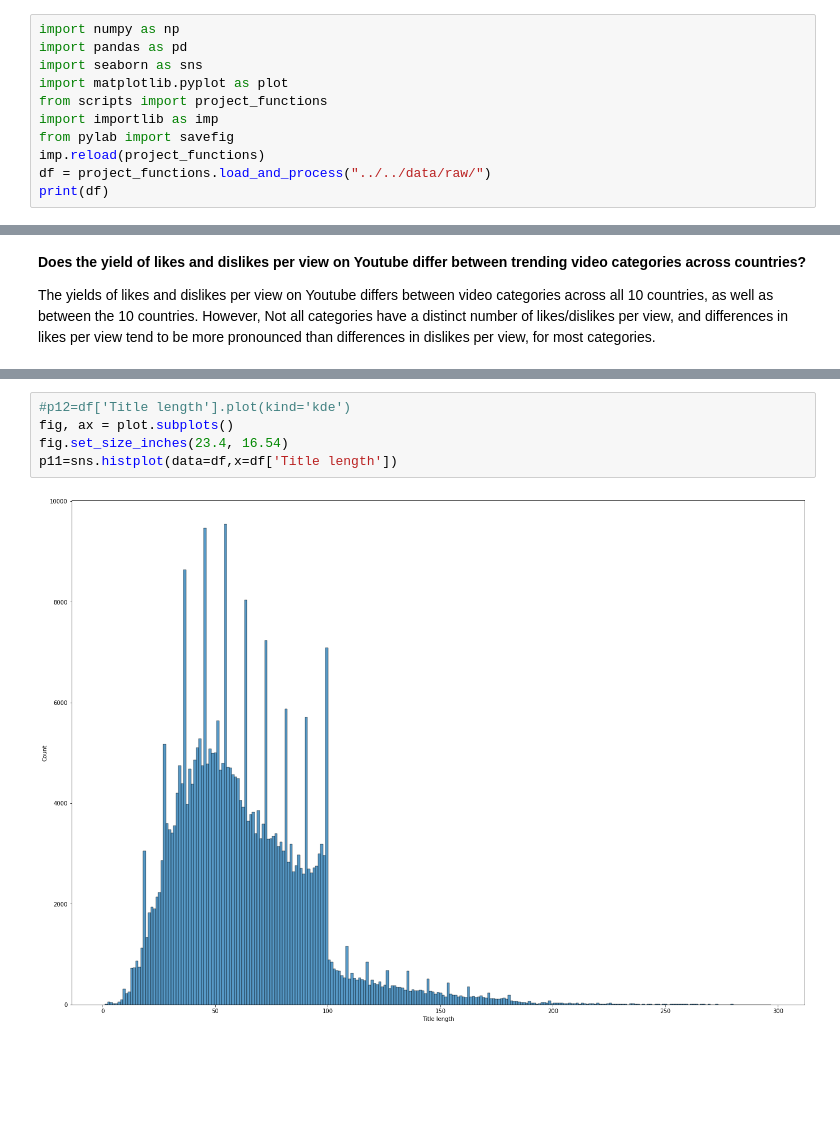
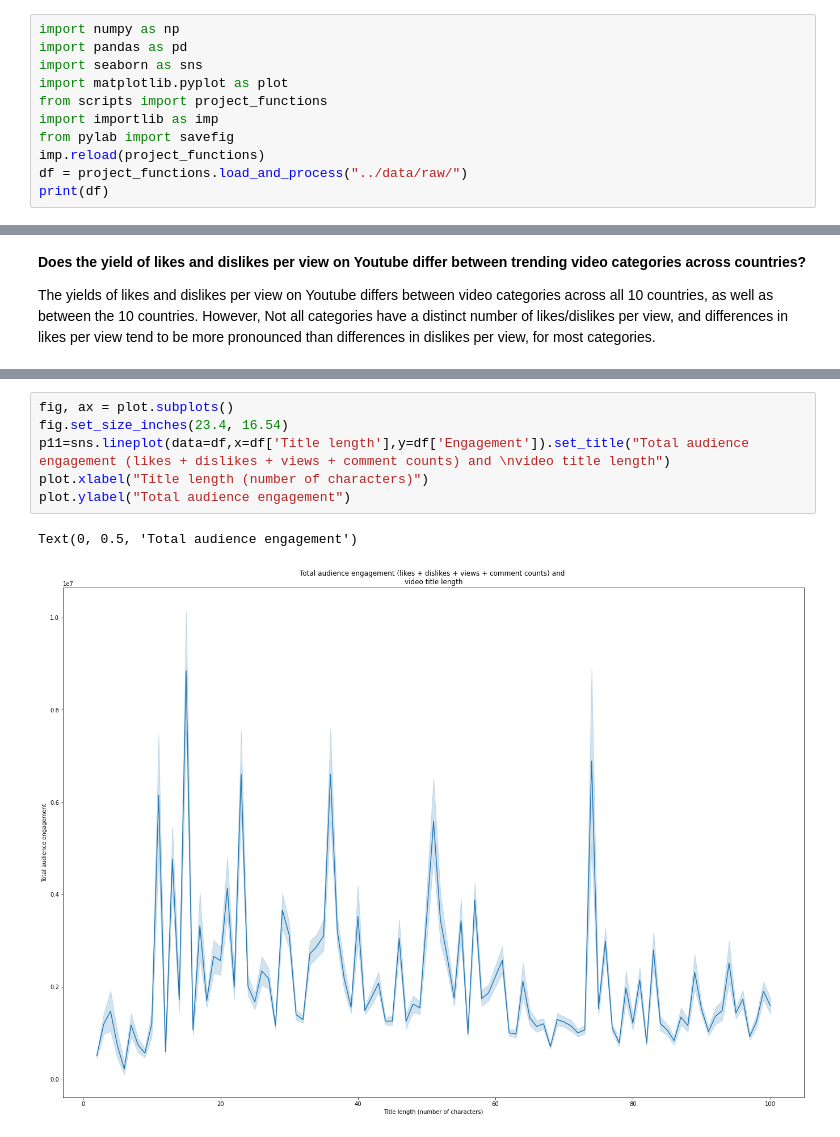
Before and after one commit to data301-2020-winter1/course-project-group_6013, a Jupyter notebook: analysis/milestone2Task4AndTask5.ipynb, the cells around one changed output, grey strips where cells are left out. Drawn from its saved outputs; the diff is of its cells as text; blank space fills up the shorter version.

Commit message:
Added RQ3 Plots, removed rows with non-english characters, fixed RQ2 plots

```diff
--- a/analysis/milestone2Task4AndTask5.ipynb
+++ b/analysis/milestone2Task4AndTask5.ipynb
@@ -21,7 +21,7 @@ from scripts import project_functions
 import importlib as imp
 from pylab import savefig
 imp.reload(project_functions)
-df = project_functions.load_and_process("../../data/raw/")
+df = project_functions.load_and_process("../data/raw/")
 print(df)
 # %% [output]
 int64
@@ -216,7 +263,9 @@ The yields of likes and dislikes per view on Youtube differs between video categ
 # %%
-#p12=df['Title length'].plot(kind='kde')
 fig, ax = plot.subplots()
 fig.set_size_inches(23.4, 16.54)
-p11=sns.histplot(data=df,x=df['Title length'])
+p11=sns.lineplot(data=df,x=df['Title length'],y=df['Engagement']).set_title("Total audience engagement (likes + dislikes + views + comment counts) and \nvideo title length")
+plot.xlabel("Title length (number of characters)")
+plot.ylabel("Total audience engagement")
 # %% [output]
+Text(0, 0.5, 'Total audience engagement')
-[figure, old version]
+[figure, new version]
```
Also changed, not shown: parts of 19 cells of this notebook, 5 other files.
